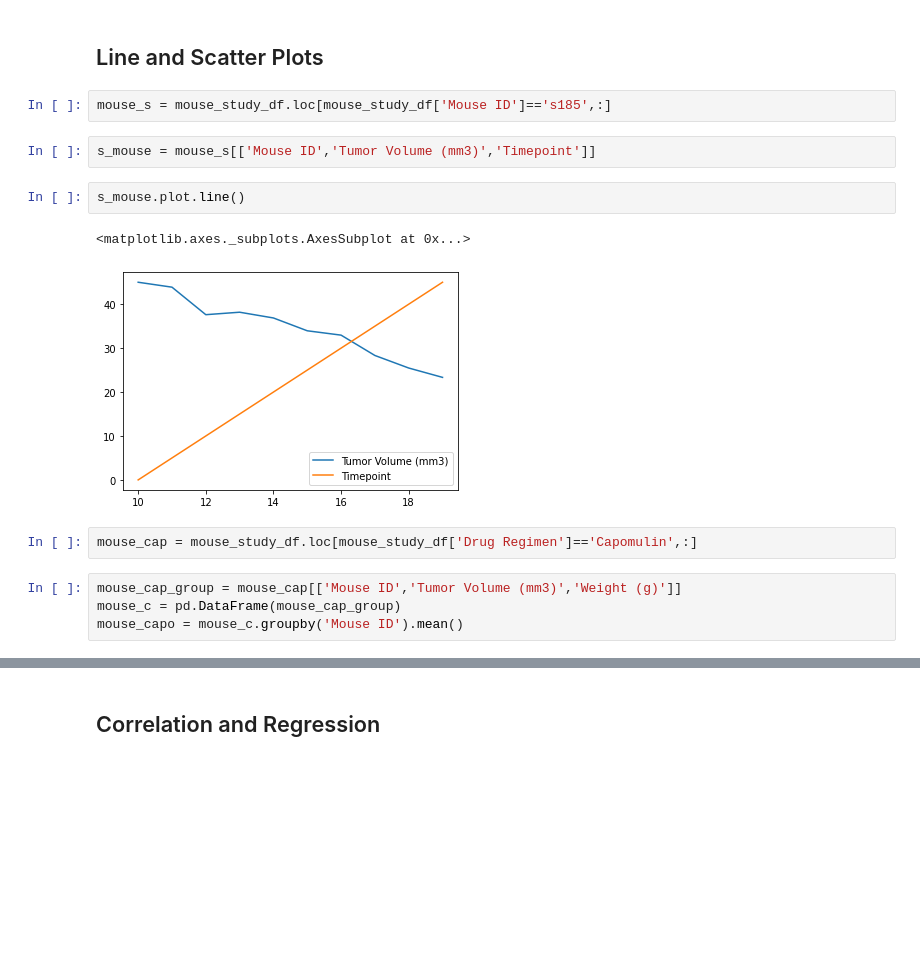
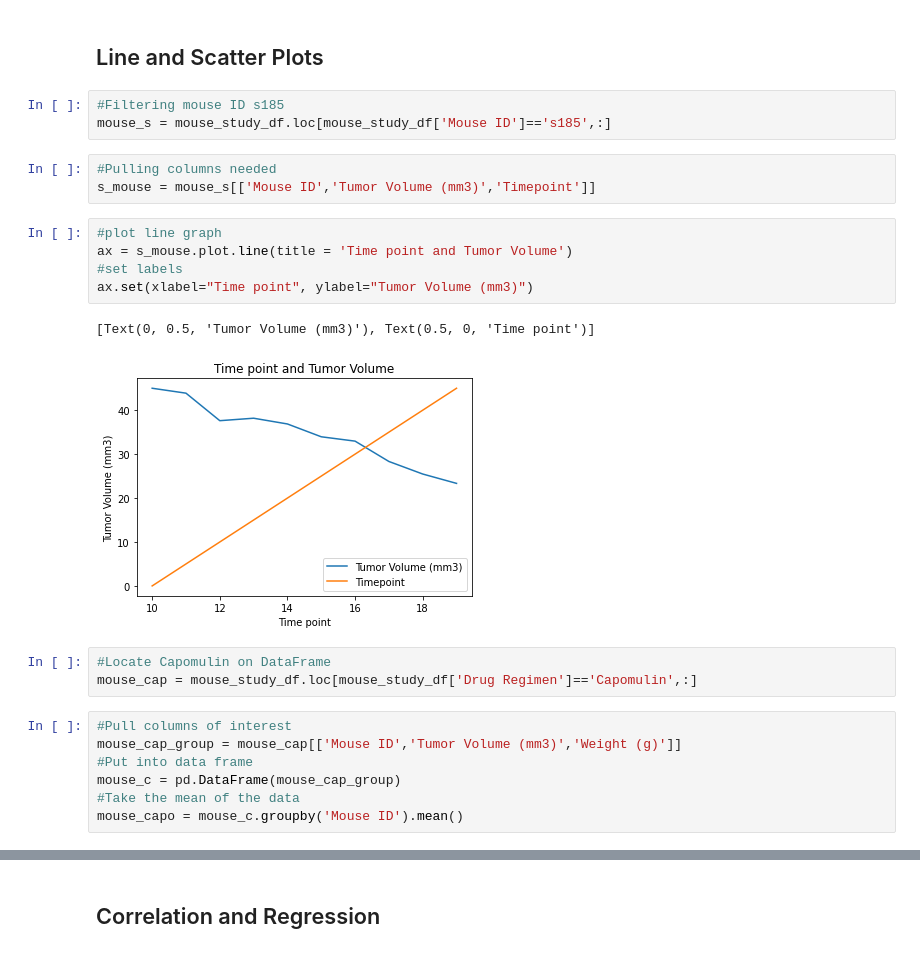
Before and after one commit to Jackelyneg/Matplotlib-challenge, a Jupyter notebook: Pymaceuticals_Output_newest.ipynb, the cells around one changed output, grey strips where cells are left out. Saved outputs shown, nothing was run; the diff lists cells and outputs as text; blank space fills up the shorter version.

Commit message:
comment in, fix box plot

```diff
--- a/Pymaceuticals_Output_new.ipynb
+++ b/Pymaceuticals_Output_newest.ipynb
@@ -180,18 +186,27 @@ plt.show()
 # %% [markdown]
 ## Line and Scatter Plots
 # %%
+#Filtering mouse ID s185
 mouse_s = mouse_study_df.loc[mouse_study_df['Mouse ID']=='s185',:]
 # %%
+#Pulling columns needed
 s_mouse = mouse_s[['Mouse ID','Tumor Volume (mm3)','Timepoint']]
-# %%
-s_mouse.plot.line()
-# %% [output]
-<matplotlib.axes._subplots.AxesSubplot at 0x...>
-[figure, removed]
+# %%
+#plot line graph
+ax = s_mouse.plot.line(title = 'Time point and Tumor Volume')
+#set labels
+ax.set(xlabel="Time point", ylabel="Tumor Volume (mm3)")
+# %% [output]
+[Text(0, 0.5, 'Tumor Volume (mm3)'), Text(0.5, 0, 'Time point')]
+[figure, added]
 # %%
+#Locate Capomulin on DataFrame
 mouse_cap = mouse_study_df.loc[mouse_study_df['Drug Regimen']=='Capomulin',:]
 # %%
+#Pull columns of interest
 mouse_cap_group = mouse_cap[['Mouse ID','Tumor Volume (mm3)','Weight (g)']]
+#Put into data frame
 mouse_c = pd.DataFrame(mouse_cap_group)
+#Take the mean of the data
 mouse_capo = mouse_c.groupby('Mouse ID').mean()
 # %%
```
Also changed, not shown: parts of 8 cells of this notebook.
